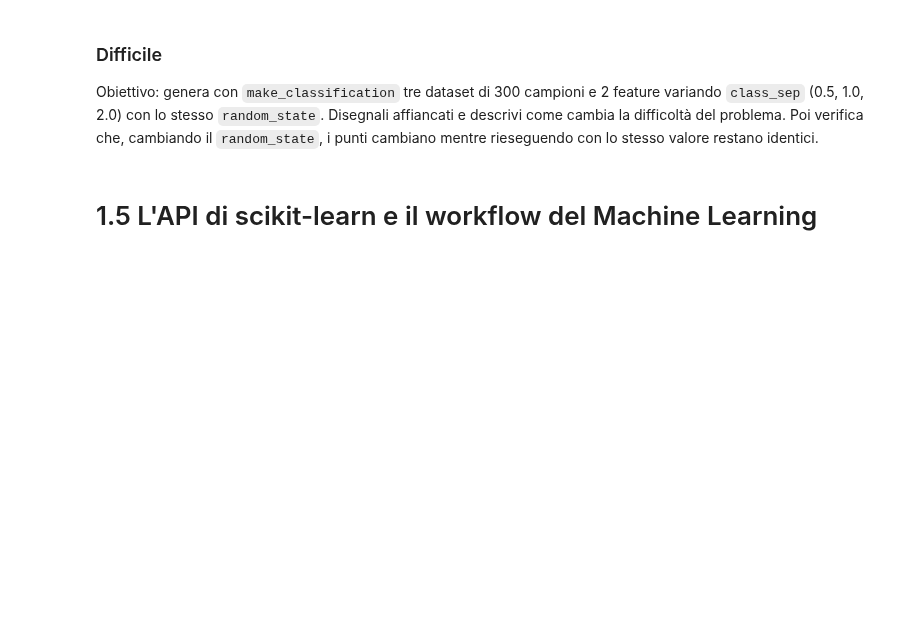
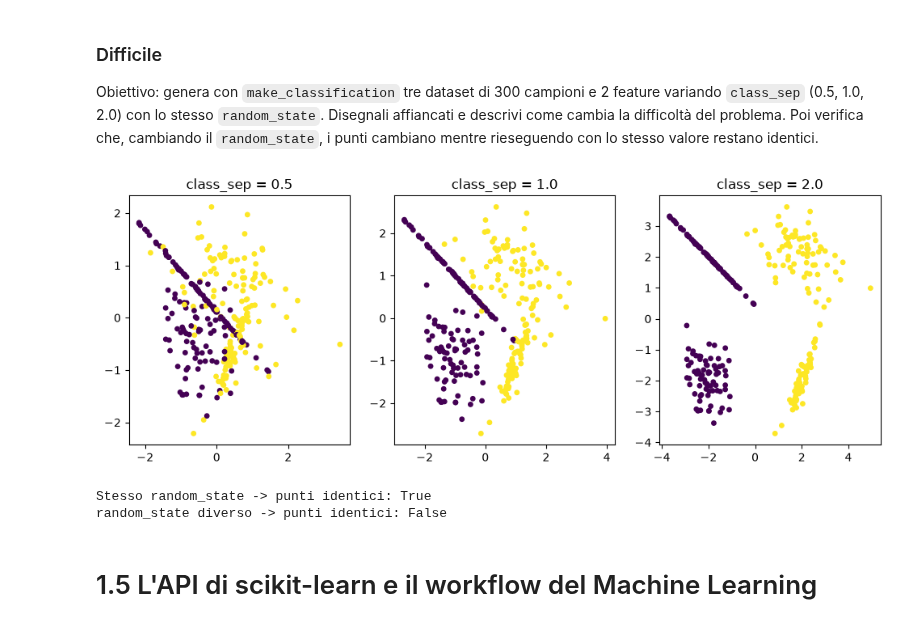
Before and after one commit to MaSTERmIKK/Aula_PythonAi_Ottobre, a Jupyter notebook: CorsoIt/14_Lunedi_26/giorno-1-fondamenti-ml.ipynb, the cells around one changed output. Cells and saved outputs as stored; diff of their text form; code cells hidden in the pictures; blank space fills up the shorter version.

```diff
--- a/CorsoIt/14_Lunedi_26/giorno-1-fondamenti-ml.ipynb
+++ b/CorsoIt/14_Lunedi_26/giorno-1-fondamenti-ml.ipynb
@@ -547,3 +719,32 @@ Obiettivo: genera con `make_classification` tre dataset di 300 campioni e 2 feat
+# %%
+import numpy as np
+import matplotlib.pyplot as plt
+from sklearn.datasets import make_classification
+
+class_sep_valori = [0.5, 1.0, 2.0]
+
+fig, axes = plt.subplots(1, 3, figsize=(12, 4))
+for ax, class_sep in zip(axes, class_sep_valori):
+    X, y = make_classification(n_samples=300, n_features=2, n_informative=2,
+                               n_redundant=0, class_sep=class_sep, random_state=42)
+    ax.scatter(X[:, 0], X[:, 1], c=y, cmap="viridis", s=15)   # colore = classe
+    ax.set_title(f"class_sep = {class_sep}")
+plt.show()
+
+# Con class_sep basso le due classi si sovrappongono (problema difficile);
+# con class_sep alto sono separate da un confine netto (problema facile).
+
+# Verifica del random_state: stesso seme -> stessi punti, seme diverso -> punti diversi
+X_a, _ = make_classification(n_samples=300, n_features=2, n_informative=2, n_redundant=0, random_state=42)
+X_b, _ = make_classification(n_samples=300, n_features=2, n_informative=2, n_redundant=0, random_state=42)
+X_c, _ = make_classification(n_samples=300, n_features=2, n_informative=2, n_redundant=0, random_state=7)
+
+print("Stesso random_state -> punti identici:", np.array_equal(X_a, X_b))
+print("random_state diverso -> punti identici:", np.array_equal(X_a, X_c))
+# %% [output]
+[figure, added]
+Stesso random_state -> punti identici: True
+random_state diverso -> punti identici: False
 # %% [markdown]
 # 1.5 L'API di scikit-learn e il workflow del Machine Learning
 # %% [markdown]
```
Also changed, not shown: parts of 23 cells of this notebook, 1 other file.
